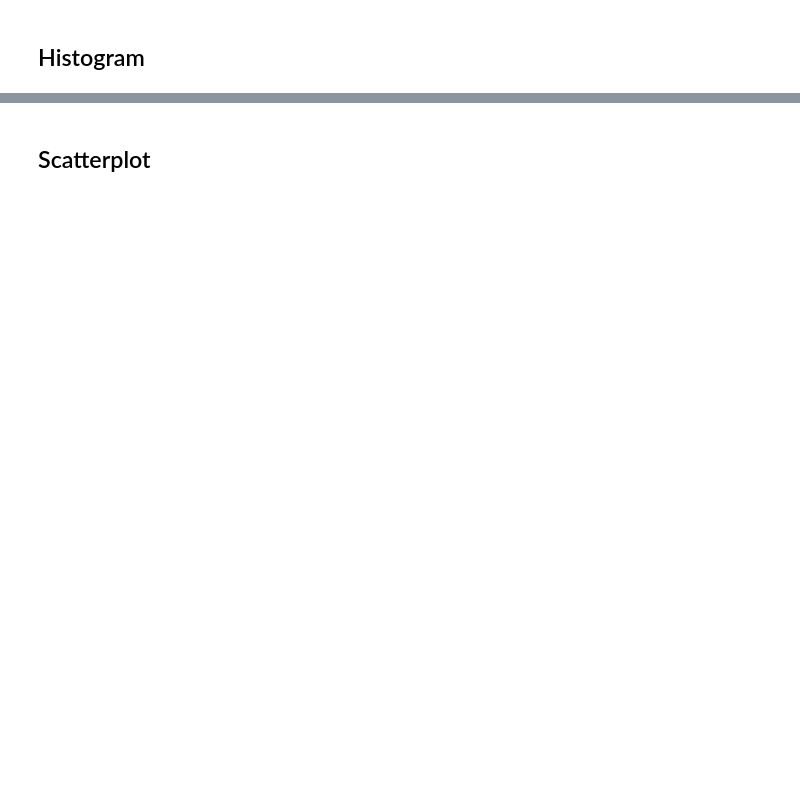
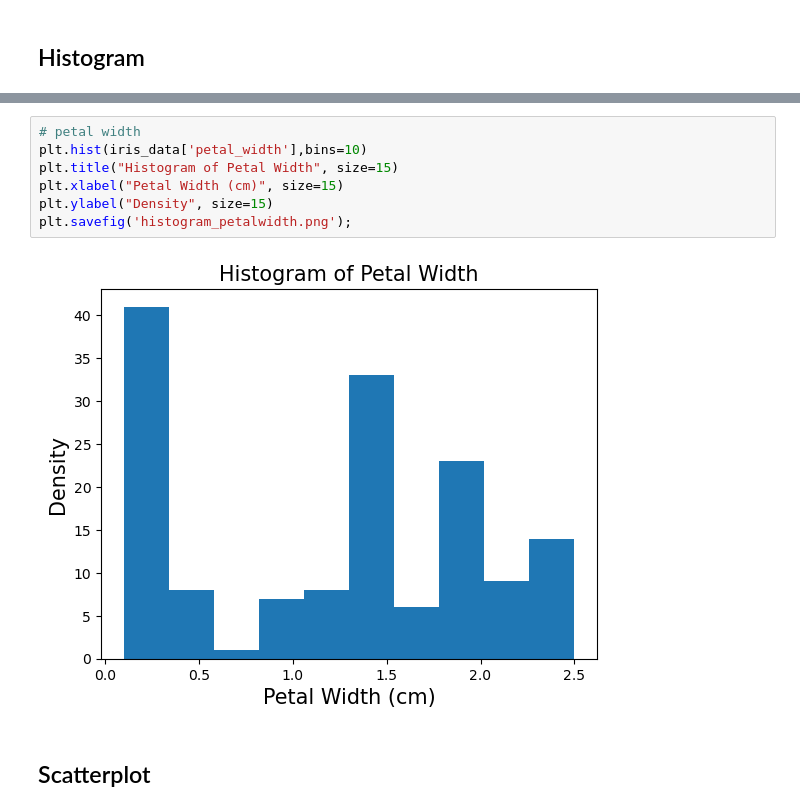
Before and after one commit to EllenMcG/pands-project, a Jupyter notebook: analysis.ipynb, the cells around one changed output, grey strips where cells are left out. Saved outputs shown, nothing was run; the diff lists cells and outputs as text; blank space fills up the shorter version.

```diff
--- a/analysis.ipynb
+++ b/analysis.ipynb
@@ -20,2 +130,11 @@
+# %%
+# petal width
+plt.hist(iris_data['petal_width'],bins=10)
+plt.title("Histogram of Petal Width", size=15)
+plt.xlabel("Petal Width (cm)", size=15)
+plt.ylabel("Density", size=15)
+plt.savefig('histogram_petalwidth.png');
+# %% [output]
+[figure, added]
 # %% [markdown]
 ## Scatterplot
```
Also changed, not shown: parts of 19 cells of this notebook, 10 other files.
